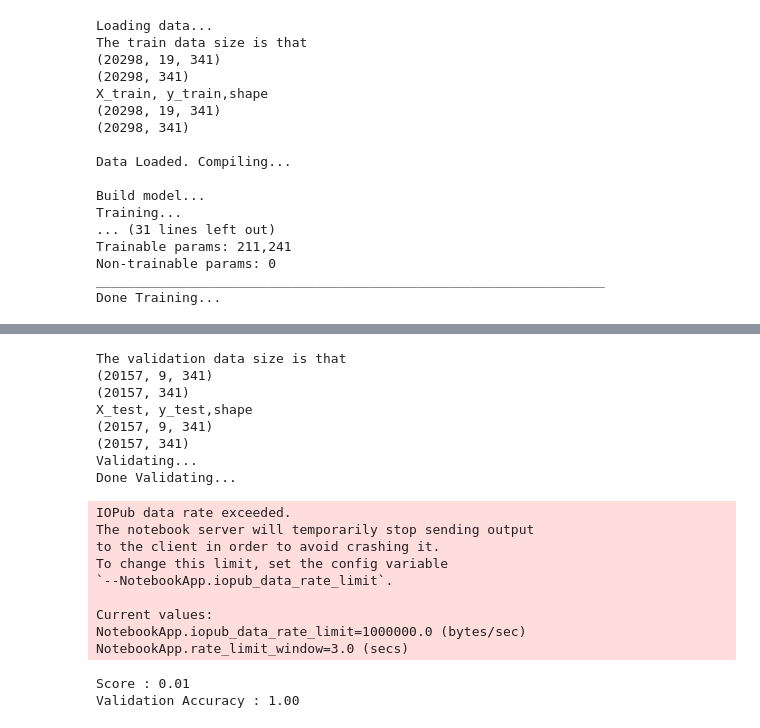
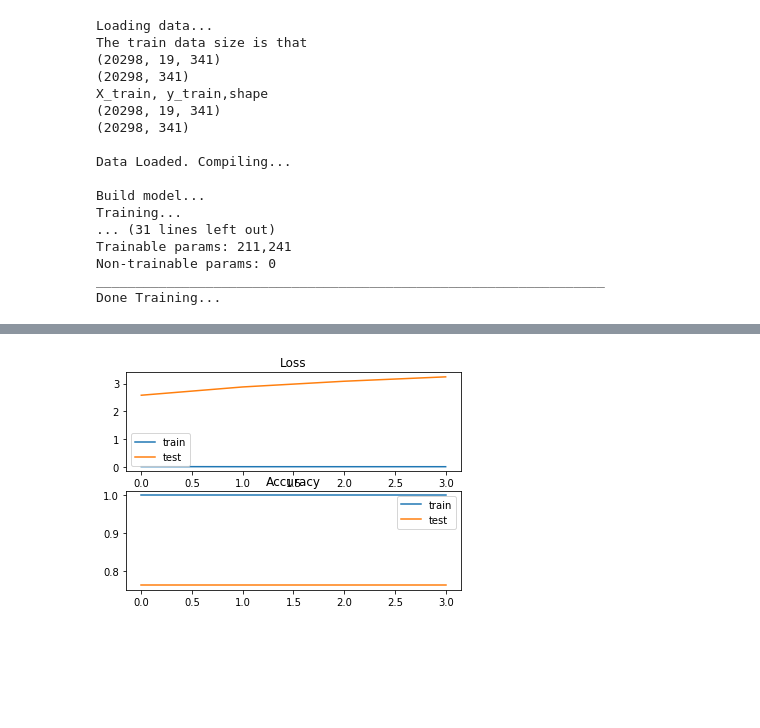
Before and after one commit to yusufarslanpolat/Springboard, a Jupyter notebook: Capstone-2/systemcall-anomaly-detection/lstm-on-adfa-ld-system-call-dataset.ipynb, the cells around one changed output, grey strips where cells are left out. Cells and saved outputs as stored; diff of their text form; code cells hidden in the pictures; blank space fills up the shorter version.

```diff
--- a/Capstone-2/systemcall-anomaly-detection/lstm-on-adfa-ld-system-call-dataset.ipynb
+++ b/Capstone-2/systemcall-anomaly-detection/lstm-on-adfa-ld-system-call-dataset.ipynb
@@ -349,7 +349,7 @@ def lists_of_list_into_big_matrix_val(allthelist,n_gram=20):
 if __name__ == "__main__":
     dirc = "ADFA-LD/Training_Data_Master/"
     dirc_val = "ADFA-LD/Validation_Data_Master/"
-    dic_attack ="ADFA-LD/Attack_Data_Master/"
+    dic_attack ="ADFA-LD/Attack_Data_Master/Adduser_1/"
     #train1 = get_all_call_sequences(dirc)
 
     #test = [i for i in range(0,300)]
@@ -1221,8 +1247,8 @@ done
 # %%
-word_vec_length = 9
-char_vec_length = 341
-output_labels = 341
-hidden_nodes = 100 # int(2/3 * (word_vec_length * char_vec_length))
+word_vec_length = 20
+char_vec_length = 1
+output_labels = 1
+hidden_nodes = 400 # int(2/3 * (word_vec_length * char_vec_length))
 epochs = 10
 batch_size = 10
 
@@ -1233,7 +1259,8 @@ def build_model_6():
     model.add(LSTM(hidden_nodes, return_sequences=False, input_shape=(word_vec_length, char_vec_length)))
     #model.add(Dropout(0.2))
     model.add(Dense(units=output_labels))
-    model.add(Activation('softmax'))
+    #model.add(Activation('softmax'))
+    model.add(Dense(units=output_labels, activation='sigmoid'))
     model.compile(loss='binary_crossentropy', optimizer='adam', metrics=['acc'])
     #print ("Compilation Time : "%(time.time() - start))
     return model
@@ -1247,7 +1274,6 @@ model=None
 
 print ('Loading data... ')
 # train on first 700 samples and test on next 300 samples (has anomaly)
-X_train, y_train  = preprocess()
 
 print ("X_train, y_train,shape")
 print (X_train.shape)
@@ -1285,39 +1311,3 @@ Trainable params: 211,241
 Non-trainable params: 0
 _________________________________________________________________
 Done Training...
-# %%
-X_test, y_test = preprocess_val()
-
-print ("X_test, y_test,shape")
-print (X_test.shape)
-print (y_test.shape)
-
-
-print("Validating...")
-predicted = model.predict(X_test)
-print("Done Validating...")
-print(predicted)
-
-score, accuracy = model.evaluate(X_test, y_test, verbose=2, batch_size=batch_size)
-print('Score : %.2f'%(score))
-print('Validation Accuracy : %.2f'%(accuracy))
-# %% [output]
-The validation data size is that
-(20157, 9, 341)
-(20157, 341)
-X_test, y_test,shape
-(20157, 9, 341)
-(20157, 341)
-Validating...
-Done Validating...
-IOPub data rate exceeded.
-The notebook server will temporarily stop sending output
-to the client in order to avoid crashing it.
-To change this limit, set the config variable
-`--NotebookApp.iopub_data_rate_limit`.
-
-Current values:
-NotebookApp.iopub_data_rate_limit=1000000.0 (bytes/sec)
-NotebookApp.rate_limit_window=3.0 (secs)
-Score : 0.01
-Validation Accuracy : 1.00
@@ -1323,0 +1317,18 @@ Validation Accuracy : 1.00
+# %%
+# plot loss during training
+from matplotlib import pyplot
+
+pyplot.subplot(211)
+pyplot.title('Loss')
+pyplot.plot(history.history['loss'], label='train')
+pyplot.plot(history.history['val_loss'], label='test')
+pyplot.legend()
+# plot accuracy during training
+pyplot.subplot(212)
+pyplot.title('Accuracy')
+pyplot.plot(history.history['acc'], label='train')
+pyplot.plot(history.history['val_acc'], label='test')
+pyplot.legend()
+pyplot.show()
+# %% [output]
+[figure, added]
```
Also changed, not shown: parts of 28 cells of this notebook, 3 other files.
